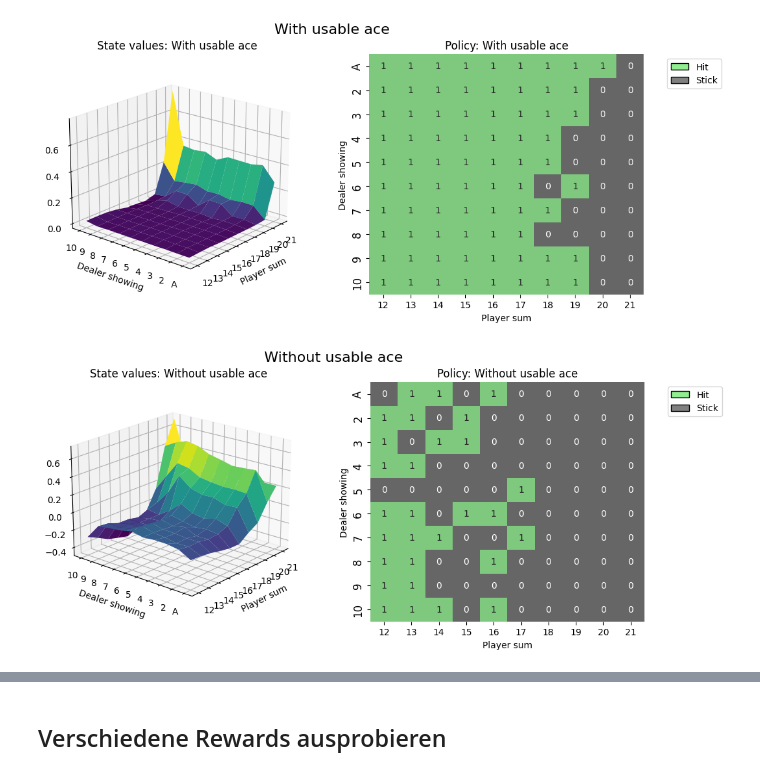
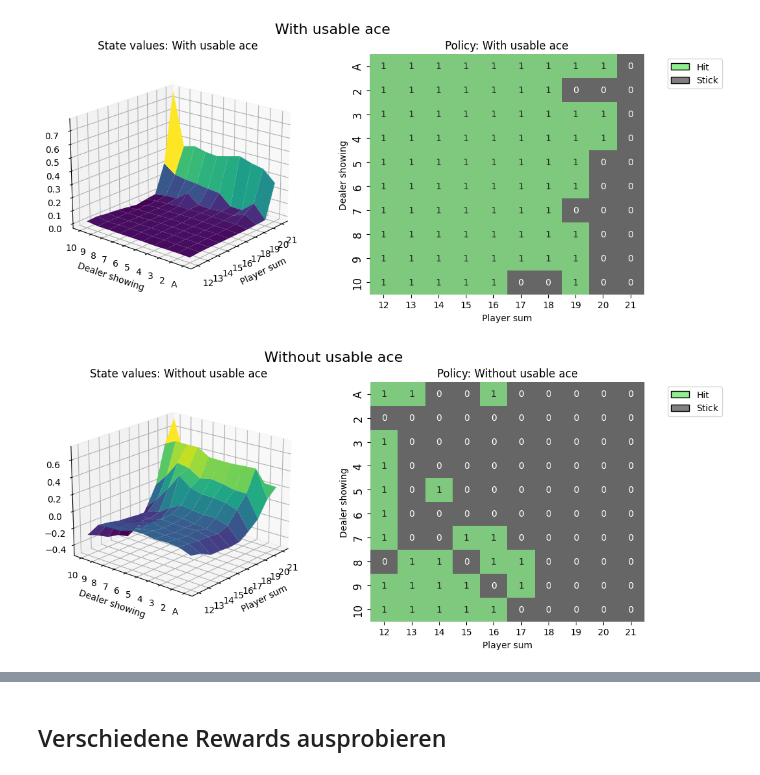
Before and after one commit to Famoose/blackjackers_reinf, a Jupyter notebook: q_agent_exploration_policies.ipynb, the cells around one changed output, grey strips where cells are left out. Cells and saved outputs as stored; diff of their text form; code cells hidden in the pictures.

```diff
--- a/q_agent_exploration_policies.ipynb
+++ b/q_agent_exploration_policies.ipynb
@@ -158,18 +161,18 @@ softmax : 42.220666666666666%
 # %%
-greedy_agent = greedy_agents[2]
+greedy_agent = greedy_agents[40]
 
 # state values & policy with usable ace
 value_grid, policy_grid = qagent.create_grids(greedy_agent, usable_ace=True)
 fig1 = qagent.create_plots(value_grid, policy_grid, title="With usable ace")
 plt.show()
 # %% [output]
-[figure, old version]
+[figure, new version]
 # %%
 value_grid, policy_grid = qagent.create_grids(greedy_agent, usable_ace=False)
 fig2 = qagent.create_plots(value_grid, policy_grid, title="Without usable ace")
 plt.show()
 # %% [output]
-[figure, old version]
+[figure, new version]
 # %%
 e_greedy_agent = e_greedy_agents[43]
 
```
Also changed, not shown: parts of 8 cells of this notebook.
